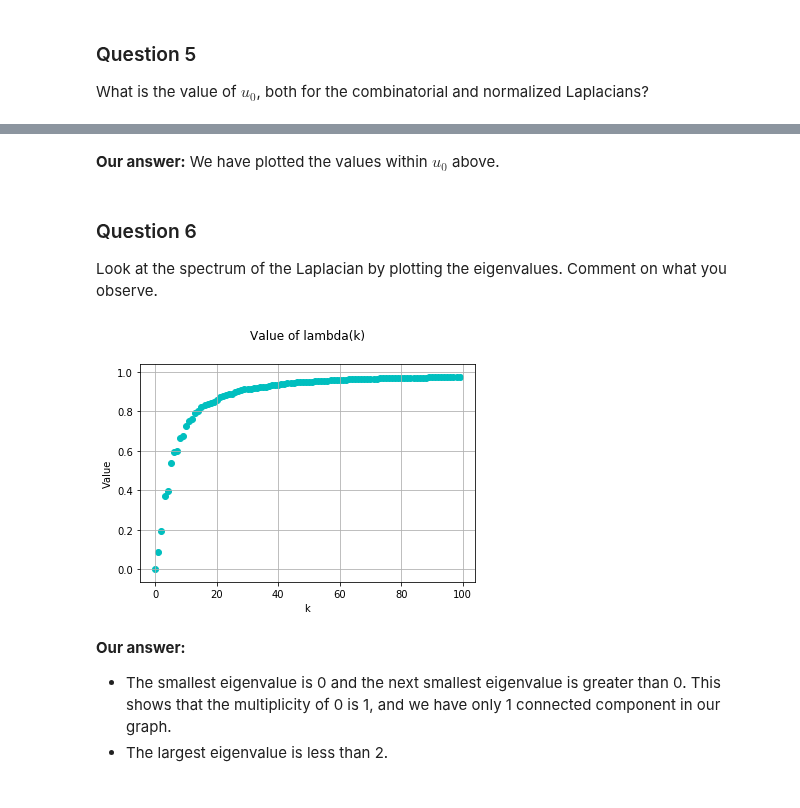
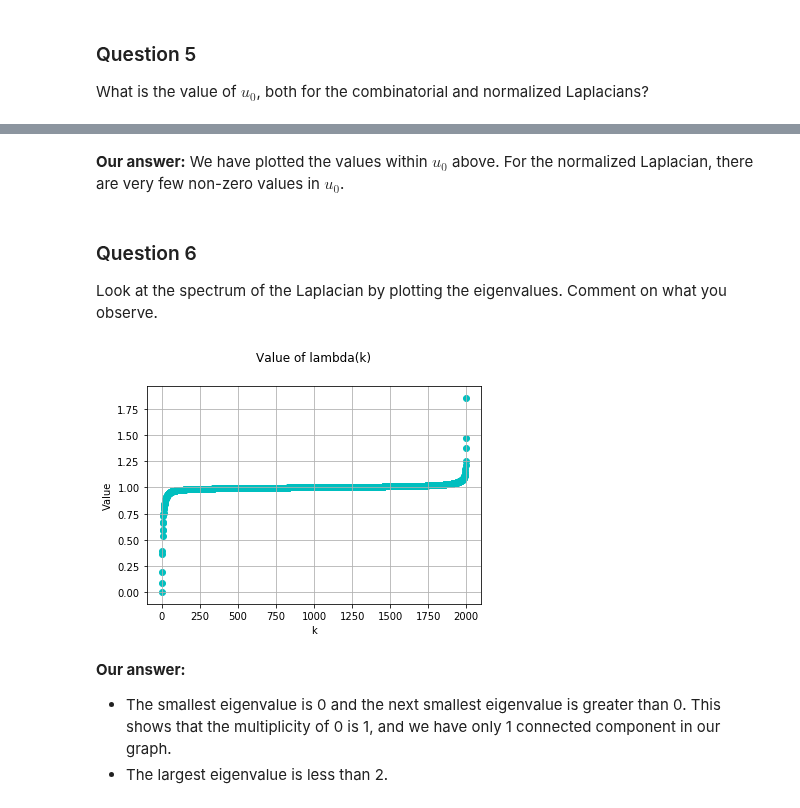
Before and after one commit to senakicir/ntds_project, a Jupyter notebook: 3_spectral_graph_theory.ipynb, the cells around one changed output, grey strips where cells are left out. Cells and saved outputs as stored; diff of their text form; code cells hidden in the pictures.

```diff
--- a/3_spectral_graph_theory.ipynb
+++ b/3_spectral_graph_theory.ipynb
@@ -175,6 +174,6 @@ u_0 comb: [ 1.31606686e-03  2.23606798e-02 -1.09038069e-03 ... -1.75490266e-04
 # %% [markdown]
 **Our answer:**
-We have plotted the values within $u_0$ above.
+We have plotted the values within $u_0$ above. For the normalized Laplacian, there are very few non-zero values in $u_0$.
 # %% [markdown]
 ### Question 6
 
@@ -182,35 +181,33 @@ Look at the spectrum of the Laplacian by plotting the eigenvalues.
 Comment on what you observe.
 # %%
 # Your code here.
-#0th eigenval should be 0
-
 def plot_spectrum(eigenvalues,with_label,scatter = False,range = None):
     eigenvalues = eigenvalues[:None]
     fig = plt.figure()
     index = np.arange(len(eigenvalues))
     ax = fig.add_subplot(1,1,1)
     ax.set_facecolor((1.0, 1.0, 1.0))
 
     ax.set_ylabel('Value')
     plt.ylabel('Value')
     plt.xlabel('k')
     ax.grid(True)
 
     if with_label:
         for x, eigenvalue in zip(index,eigenvalues):
             ax.annotate('%.2f'%(eigenvalue), (x,eigenvalue))
     if not scatter:
         plt.plot(index, eigenvalues, label='eingenvalues', color='c', marker='o')
     else:
         plt.scatter(index, eigenvalues, label='eingenvalues', color='c', marker='o')
 
     plt.title('Value of lambda(k)', pad=25)
     plt.show()
     plt.close(fig)
 
-plot_spectrum(eigenvalues[:100],scatter=True, with_label=False)
+plot_spectrum(eigenvalues,scatter=True, with_label=False)
 # %% [output]
-[figure, old version]
+[figure, new version]
 # %% [markdown]
 **Our answer:**
 * The smallest eigenvalue is 0 and the next smallest eigenvalue is greater than 0. This shows that the multiplicity of 0 is 1, and we have only 1 connected component in our graph.
```
Also changed, not shown: parts of 16 cells of this notebook, 1 other file.
